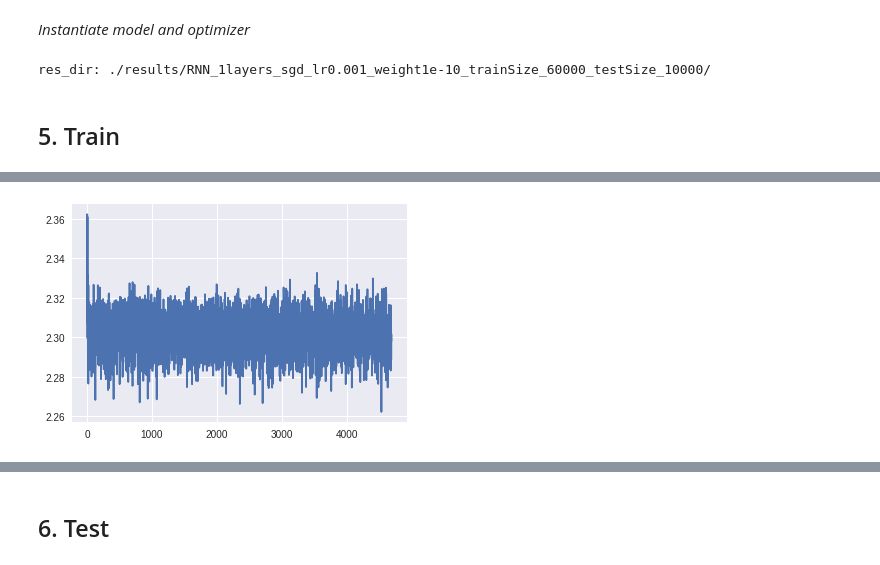
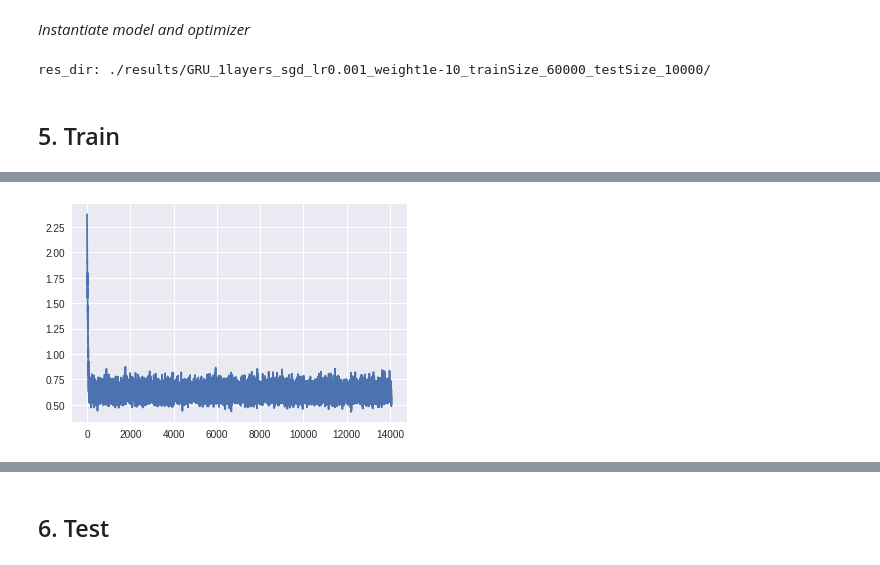
Before and after one commit to gcunhase/ML-Notebook, a Jupyter notebook: models/rnn_pytorch.ipynb, the cells around one changed output, grey strips where cells are left out. Cells and saved outputs as stored; diff of their text form; code cells hidden in the pictures.

```diff
--- a/models/rnn_pytorch.ipynb
+++ b/models/rnn_pytorch.ipynb
@@ -85,9 +85,11 @@ params = {'root': './data/',
           'momentum': 0.9,
           'num_classes': 10,  # class 0-9
           'batch_size': 128,
-          'model_type': 'RNN',  # Options = [RNN, LSTM, GRU]
+          'model_type': 'GRU',  # Options = [RNN, LSTM, GRU]
+          'optim_type': 'Adam',  # Options = [Adam, SGD, RMSprop]
+          'criterion_type': 'CrossEntropyLoss', # Options = [L1Loss, SmoothL1Loss, NLLLoss, CrossEntropyLoss]
           'num_layers': 1,
-          'epochs': 10,
+          'epochs': 30,
           'save_step': 200,
           'use_cuda': True,
          }
@@ -158,15 +160,15 @@ class RNN(nn.Module):
         self.model_type = params['model_type']
 
         if self.model_type == 'RNN':
-            self.rnn = nn.RNN(self.input_size, self.hidden_size, num_layers=self.num_layers, bias=True, nonlinearity='tanh', dropout=0.2)
+            self.rnn = nn.RNN(self.input_size, self.hidden_size, num_layers=self.num_layers, bias=True, nonlinearity='tanh', dropout=0.2, batch_first=True)
         elif self.model_type == 'GRU':
-            self.rnn = nn.GRU(self.input_size, self.hidden_size, num_layers=self.num_layers, bias=True, dropout=0.2)
+            self.rnn = nn.GRU(self.input_size, self.hidden_size, num_layers=self.num_layers, bias=True, dropout=0.2, batch_first=True)
         else:  # 'LSTM'
-            self.rnn = nn.LSTM(self.input_size, self.hidden_size, num_layers=self.num_layers, dropout=0.2)
+            self.rnn = nn.LSTM(self.input_size, self.hidden_size, num_layers=self.num_layers, dropout=0.2, batch_first=True)
 
         self.bn = nn.BatchNorm1d(self.hidden_size)
         self.fc = nn.Linear(self.hidden_size, params['num_classes'])
-        self.softmax = nn.ReLU()  # nn.LogSoftmax()  # Softmax()
+        self.softmax = nn.LogSoftmax()  # nn.ReLU()  # nn.LogSoftmax()  # Softmax()
 
     def forward(self, x):
         # Set initial hidden state $h0$ and cell state $c0$
@@ -191,16 +193,29 @@ class RNN(nn.Module):
 # Instantiate model
 model = RNN()
 # Allow for parallelism if multiple GPUs are detected
-model = nn.DataParallel(model)
+#  model = nn.DataParallel(model)
 # Transfer model to device (CPU or GPU according to your preference and what's available)
 model = model.to(device)
 
-# Loss criterion and optimizer
-criterion = nn.CrossEntropyLoss()  # L1Loss, SmoothL1Loss, NLLLoss(), CrossEntropyLoss()
-# criterion = nn.NLLLoss()
-optimizer = torch.optim.Adam(model.parameters(), lr=params['lr'], weight_decay=params['weight_decay'])
-# optimizer = torch.optim.ASGD(model.parameters(), lr=params['lr'], weight_decay=params['weight_decay'])
-# optimizer = torch.optim.SGD(model.parameters(), lr=params['lr'], momentum=params['momentum'])
+# Loss criterion
+if 'CrossEntropyLoss' in params['criterion_type']:
+  criterion = nn.CrossEntropyLoss()
+elif 'L1Loss' in params['criterion_type']:
+  criterion = nn.L1Loss()
+elif 'SmoothL1Loss' in params['criterion_type']:
+  criterion = nn.SmoothL1Loss()
+else:  # NLLLoss
+  criterion = nn.NLLLoss()
+
+# Optimizer
+if 'Adam' in params['optim_type']:
+  optimizer = torch.optim.Adam(model.parameters(), lr=params['lr'], weight_decay=params['weight_decay'])
+elif 'SGD' in params['optim_type']:
+  optimizer = torch.optim.SGD(model.parameters(), lr=params['lr'], weight_decay=params['weight_decay'], momentum=params['momentum'])
+elif 'RMSprop' in params['optim_type']:
+  optimizer = torch.optim.RMSprop(model.parameters(), lr=params['lr'], weight_decay=params['weight_decay'], momentum=params['momentum'])
+
+# Scheduler to reduce learning rate after it plateaus
 scheduler = torch.optim.lr_scheduler.ReduceLROnPlateau(optimizer)
 
 # New results dir based on model's parameters
@@ -214,7 +229,7 @@ if not os.path.exists(res_dir):
 print("res_dir: {}".format(res_dir))
 log_file = open(res_dir + 'log.txt', 'w')
 # %% [output]
-res_dir: ./results/RNN_1layers_sgd_lr0.001_weight1e-10_trainSize_60000_testSize_10000/
+res_dir: ./results/GRU_1layers_sgd_lr0.001_weight1e-10_trainSize_60000_testSize_10000/
 # %% [markdown]
 ## 5. Train
 # %%
@@ -224,23 +239,14 @@ loss_arr = []
 train_acc_arr = []
 first_time = True
 total_num_steps = len(mnist_train_dataloader)
+
 # model.train()
-
 model.zero_grad()
+optimizer.zero_grad()
 for e in range(1, params['epochs']+1):
     for i, (img, label) in enumerate(mnist_train_dataloader):
-        # img = img.reshape(-1, params['sequence_length'], params['input_size']).to(device)
-        # img = img.view(-1, params['sequence_length'], params['input_size']).to(device)
         img = Variable(torch.squeeze(img)).to(device)
-        # img = torch.transpose(img, 1, 2)
         label = Variable(label).to(device)
-
-        #img_cpu = img.cpu()
-        #print(np.shape(img_cpu))
-        #print(np.shape(img_cpu[1,:,:]))
-        #plt.imshow(img_cpu[1,:,:])
-        #plt.tight_layout()
-        #plt.show()
 
         # Forward
         out = model(img)
@@ -248,14 +254,11 @@ for e in range(1, params['epochs']+1):
 
         # Backward
         optimizer.zero_grad()
-        #for param in model.parameters():
-        #  print(param.grad.data.sum())
 
         # start debugger
         # import pdb; pdb.set_trace()
 
         loss.backward()
-
         optimizer.step()
         scheduler.step(loss)
 
@@ -272,13 +275,14 @@ for e in range(1, params['epochs']+1):
             perc = 100 * ((e-1)*total_num_steps + (i+1))/float(params['epochs'] * total_num_steps)
             str_res = "Completed {:.2f}%: Epoch/step [{}/{} - {}/{}], loss {:.4f}, acc {:.2f}, best acc {:.2f}".format(perc, e, params['epochs'], i+1, total_num_steps, loss.item(), acc, max(train_acc_arr))
             print(str_res)  # print("\r" + str_res, end="")
-        #    # Save log
-        #    log_file.write(str_res)
+            # Save log
+            log_file.write(str_res)
 
 # Save training loss
 plt.plot(loss_arr)
 # plt.semilogy(range(len(loss_arr)), loss_arr)
 plt.savefig(res_dir + 'loss.png')
+
 # Save model checkpoint
 torch.save(model.state_dict(), res_dir + 'model.ckpt')
 plt.show()
@@ -307 +311 @@ Completed 98.55%: Epoch/step [10/10 - 401/469], loss 2.2922, acc 14.84, best acc
-[figure, old version]
+[figure, new version]
```
Also changed, not shown: parts of 3 cells of this notebook.
